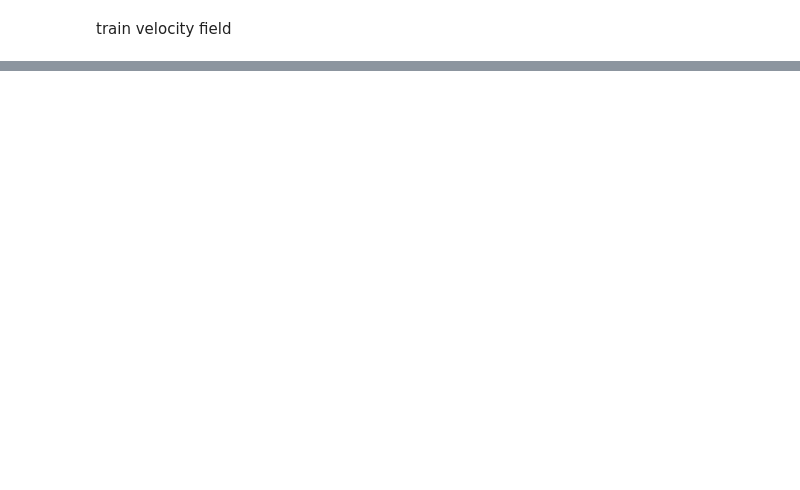
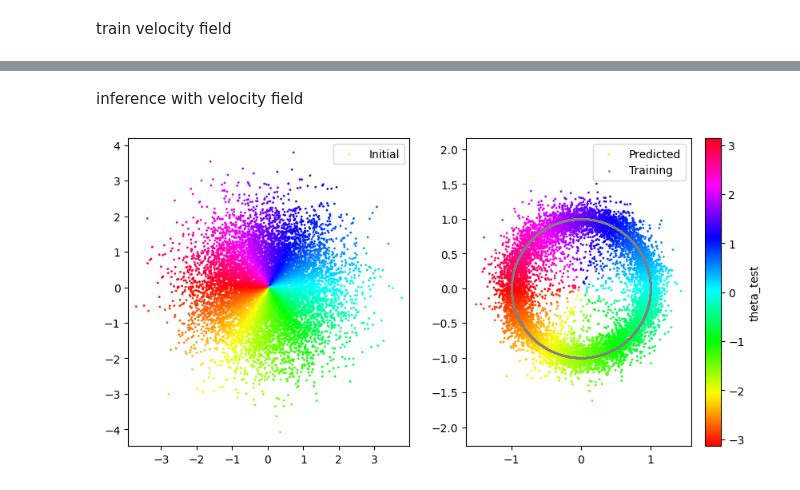
Before and after one commit to jc-bao/flow-playground, a Jupyter notebook: score_geometry.ipynb, the cells around one changed output, grey strips where cells are left out. Saved outputs shown, nothing was run; the diff lists cells and outputs as text; code cells hidden in the pictures; blank space fills up the shorter version.

```diff
--- a/score_geometry.ipynb
+++ b/score_geometry.ipynb
@@ -72,0 +72,33 @@ NameError: name 'MLP' is not defined
+# %% [markdown]
+inference with velocity field
+# %%
+num_test_samples = 10000
+num_integration_steps = 100
+x0 = torch.randn((num_test_samples, 2), device=device)
+ts = np.linspace(0, 1, num_integration_steps+1)
+
+xt = x0
+for i in range(num_integration_steps):
+    s = ts[i]
+    t = ts[i+1]
+    s_tensor = torch.full((num_test_samples, 1), s, device=device)
+    with torch.no_grad():
+        vel_pred = model(xt, s_tensor)
+    xt = xt + vel_pred * (t - s) #* ((1 - s) ** 2)
+x0_test = x0.cpu().numpy()
+x1_test = xt.cpu().numpy()
+x1_train = x.cpu().numpy()
+
+theta_test = np.arctan2(x1_test[:, 1], x1_test[:, 0])
+fig, axs = plt.subplots(1, 2, figsize=(10, 5))
+sc0 = axs[0].scatter(x0_test[:, 0], x0_test[:, 1], c=theta_test, cmap="hsv", s=1, label="Initial")
+sc1 = axs[1].scatter(x1_test[:, 0], x1_test[:, 1], c=theta_test, cmap="hsv", s=1, label="Predicted")
+axs[1].scatter(x1_train[:, 0], x1_train[:, 1], s=1, color='gray', label="Training")
+axs[0].legend()
+axs[1].legend()
+axs[0].axis("equal")
+axs[1].axis("equal")
+plt.colorbar(sc1, ax=axs[1], label="theta_test")
+plt.show()
+# %% [output]
+[figure, added]
```
Also changed, not shown: parts of 3 cells of this notebook.
